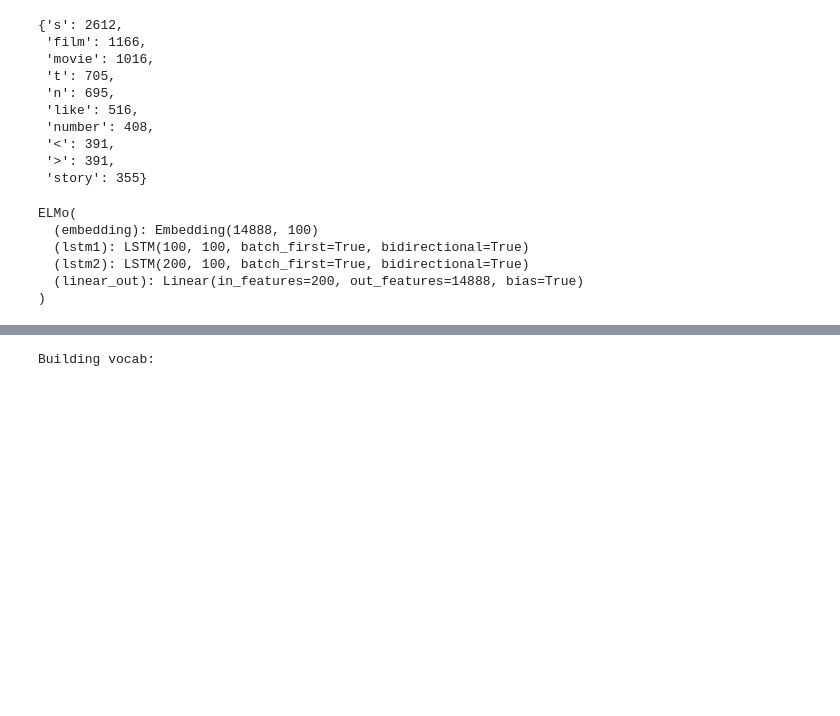
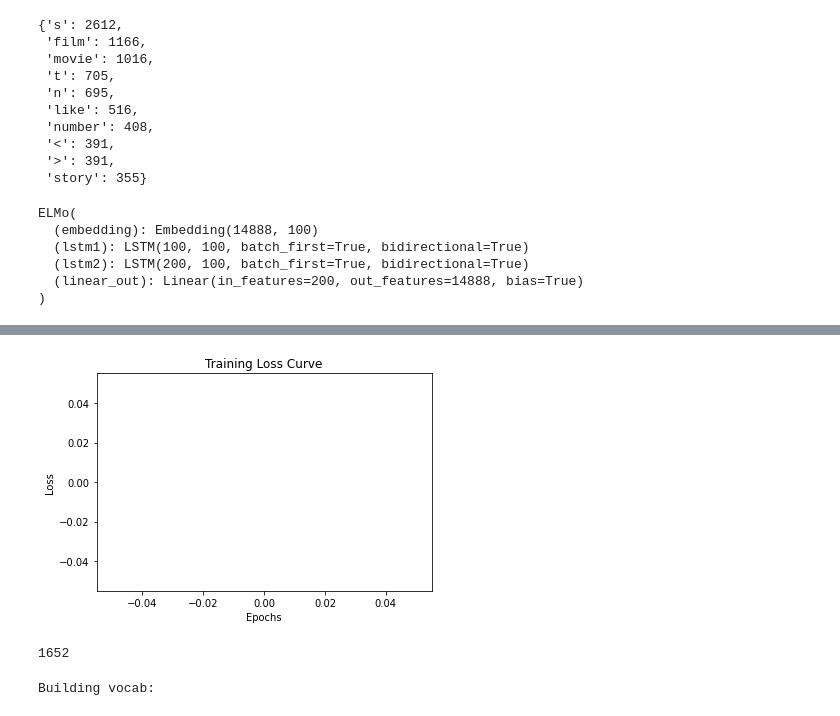
Before and after one commit to soumodiptab/Intro-to-NLP, a Jupyter notebook: assignment-4/experiment.ipynb, the cells around one changed output, grey strips where cells are left out. Cells and saved outputs as stored; diff of their text form; code cells hidden in the pictures; blank space fills up the shorter version.

```diff
--- a/assignment-4/experiment.ipynb
+++ b/assignment-4/experiment.ipynb
@@ -266,0 +318,4 @@ data_validation = ElmoDataset('data/sst.hf','validation',80,1,data_train.get_voc
+# %%
+sst_train = SstData("data/sst.hf","train",80,1)
+sst_validation = SstData("data/sst.hf","validation",80,1,sst_train.vocab)
+sst_test = SstData("data/sst.hf","test",80,1,sst_train.vocab)
@@ -267 +325,5 @@ data_validation = ElmoDataset('data/sst.hf','validation',80,1,data_train.get_voc
+# %%
+sst_elmo_train = ElmoDataset(sst_train)
+sst_elmo_validation = ElmoDataset(sst_validation)
+sst_elmo_test = ElmoDataset(sst_test)
 # %%
@@ -318,7 +380,7 @@ class ELMo(nn.Module):
         linear_out = self.linear_out(back_lstm2)
         return linear_out
 # %%
-elmo = ELMo(len(data_train.get_vocab()),100,100,80,embedding_matix)
+elmo = ELMo(len(sst_elmo_train.vocab),100,100,80,embedding_matix)
 # %%
 print(elmo)
 # %% [output]
@@ -395,5 +457,5 @@ class ElmoTrainer:
 # %%
 trainer = ElmoTrainer(epochs=20,lr=0.001,batch_size=50,print_every=1,device='cuda')
 # %%
-trainer.train(elmo,'model/elmo.pt',data_train,data_validation)
+trainer.train(elmo,'model/elmo.pt',sst_elmo_train,sst_elmo_validation)
 # %% [output]
@@ -421,0 +519,4 @@ trainer.plot_loss()
+# %%
+trainer.plot_loss()
+# %% [output]
+[figure, added]
@@ -422,3 +525,9 @@ trainer.plot_loss()
+# %%
+import gc
+torch.cuda.empty_cache()
+gc.collect()
+# %% [output]
+1652
 # %%
 class SentimentClassifier(nn.Module):
     def __init__(self,embedding_dim,hidden_dim,elmo_embeddings,elmo_l1,elmo_l2,dropout=0.2):
```
Also changed, not shown: parts of 20 cells of this notebook, 9 other files.
